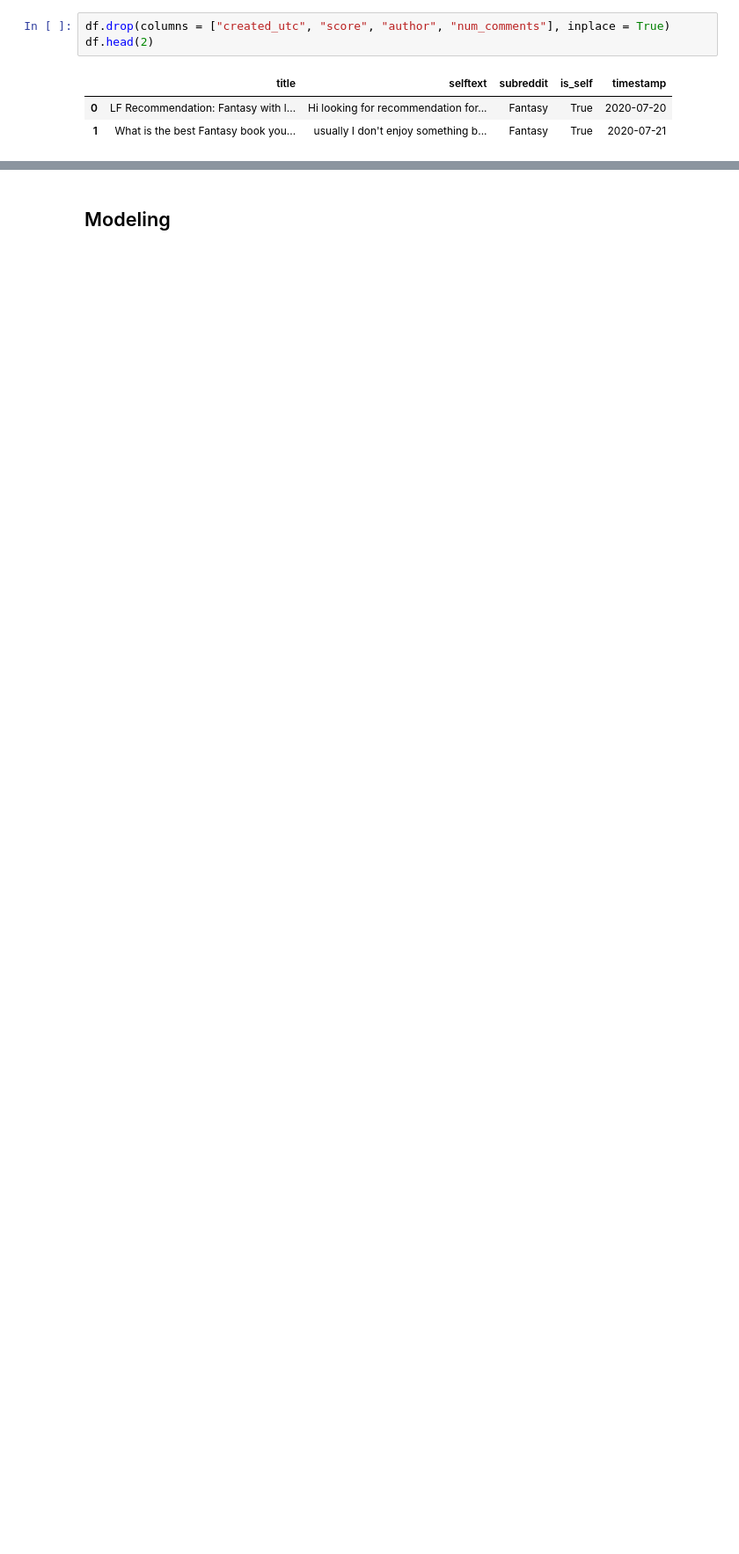
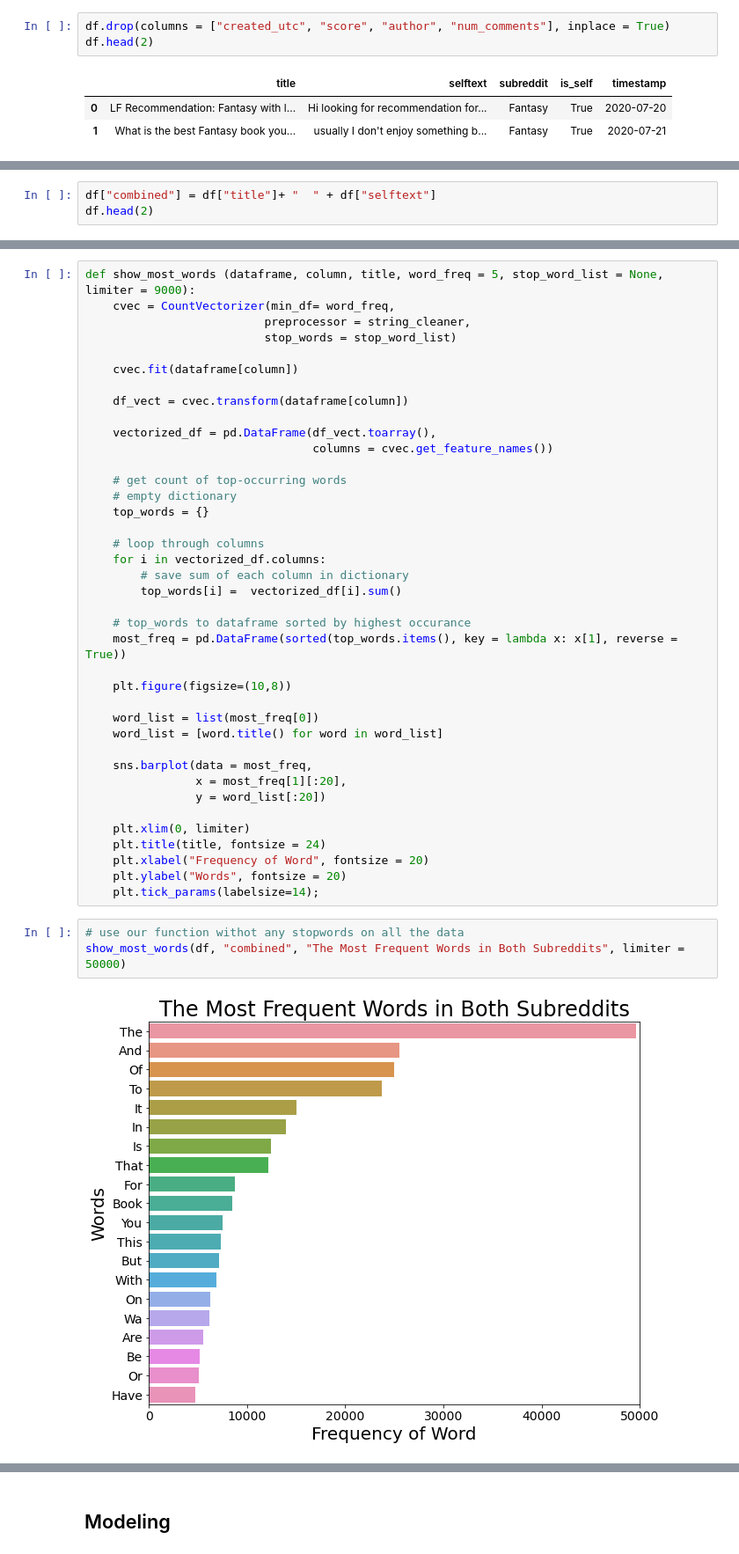
Before and after one commit to ueckmann/Reddit-NLP-Project, a Jupyter notebook: code/Project 3.ipynb, the cells around one changed output, grey strips where cells are left out. Shown at 88% size. Cells and saved outputs as stored; diff of their text form; blank space fills up the shorter version.

```diff
--- a/code/Project 3.ipynb
+++ b/code/Project 3.ipynb
@@ -92,0 +133,3 @@ df.head(2)
+# %%
+df["combined"] = df["title"]+ "  " + df["selftext"]
+df.head(2)
@@ -92,0 +230,44 @@ df.head(2)
+# %%
+def show_most_words (dataframe, column, title, word_freq = 5, stop_word_list = None, limiter = 9000):
+    cvec = CountVectorizer(min_df= word_freq,
+                          preprocessor = string_cleaner,
+                          stop_words = stop_word_list)
+
+    cvec.fit(dataframe[column])
+
+    df_vect = cvec.transform(dataframe[column])
+
+    vectorized_df = pd.DataFrame(df_vect.toarray(),
+                                 columns = cvec.get_feature_names())
+
+    # get count of top-occurring words
+    # empty dictionary
+    top_words = {}
+
+    # loop through columns
+    for i in vectorized_df.columns:
+        # save sum of each column in dictionary
+        top_words[i] =  vectorized_df[i].sum()
+
+    # top_words to dataframe sorted by highest occurance
+    most_freq = pd.DataFrame(sorted(top_words.items(), key = lambda x: x[1], reverse = True))
+
+    plt.figure(figsize=(10,8))
+
+    word_list = list(most_freq[0])
+    word_list = [word.title() for word in word_list]
+
+    sns.barplot(data = most_freq,
+                x = most_freq[1][:20],
+                y = word_list[:20])
+
+    plt.xlim(0, limiter)
+    plt.title(title, fontsize = 24)
+    plt.xlabel("Frequency of Word", fontsize = 20)
+    plt.ylabel("Words", fontsize = 20)
+    plt.tick_params(labelsize=14);
+# %%
+# use our function withot any stopwords on all the data
+show_most_words(df, "combined", "The Most Frequent Words in Both Subreddits", limiter = 50000)
+# %% [output]
+[figure, added]
```
Also changed, not shown: parts of 103 cells of this notebook, 1 other file.
